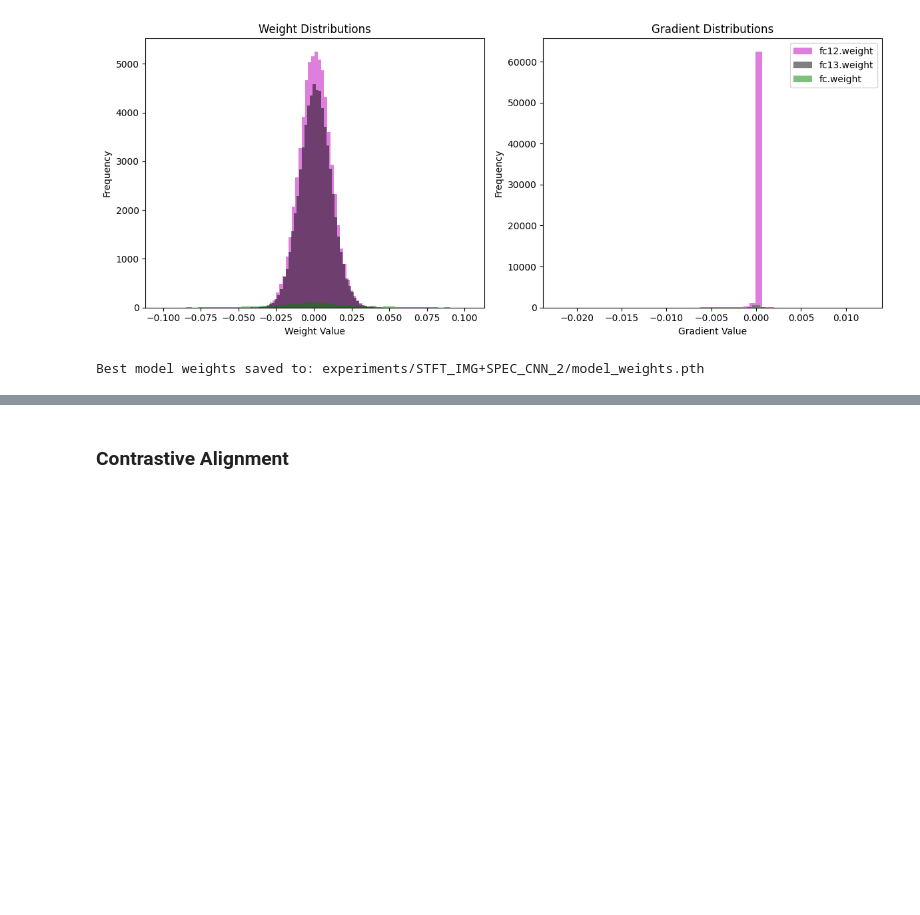
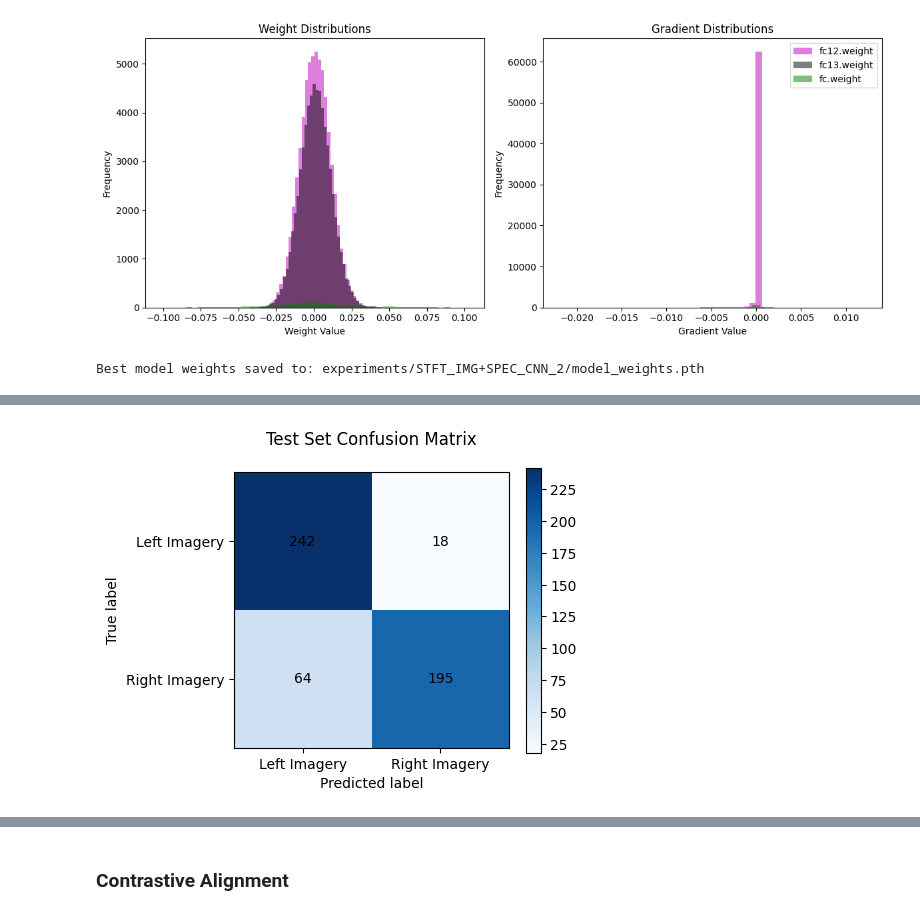
Before and after one commit to emmanuel-olateju/elbow_MI, a Jupyter notebook: bci_processing_elbowMI.ipynb, the cells around one changed output, grey strips where cells are left out. Saved outputs shown, nothing was run; the diff lists cells and outputs as text; code cells hidden in the pictures; blank space fills up the shorter version.

```diff
--- a/bci_processing_elbowMI.ipynb
+++ b/bci_processing_elbowMI.ipynb
@@ -1503,0 +2140,59 @@ files.download("experiments.zip")
+# %%
+# @title Test-Set Confusion Matrix
+
+SEED = 42
+torch.manual_seed(SEED)
+np.random.seed(SEED)
+random.seed(SEED)
+torch.backends.cudnn.deterministic = True
+torch.backends.cudnn.benchmark = False
+
+model.load_state_dict(chkpt.best_state)
+model.eval()
+x, y = test.X, test.y
+x = x.to(device)
+
+with torch.no_grad():
+  preds = model(x)
+  preds = F.softmax(preds, dim=1).cpu().detach()
+  preds = torch.argmax(preds, dim=-1)
+  # print("Predictions:", preds.argmax(dim=-1))
+  # print("Ground Truth:", test.y)
+
+from sklearn.metrics import confusion_matrix
+import seaborn as sns
+
+cm = confusion_matrix(y, preds.cpu().numpy())
+cm = cm.astype(int)
+# cm = cm / cm.sum(axis=1)
+
+classes = ["Left Imagery", "Right Imagery"]
+
+fig, ax = plt.subplots(figsize=(5, 4))
+im = ax.imshow(cm, cmap="Blues")
+
+# Add labels
+ax.set_xticks(np.arange(len(classes)))
+ax.set_yticks(np.arange(len(classes)))
+ax.set_xticklabels(classes)
+ax.set_yticklabels(classes)
+
+# Annotate each cell
+for i in range(cm.shape[0]):
+    for j in range(cm.shape[1]):
+        ax.text(j, i, cm[i, j],
+                ha="center", va="center",
+                color="black", fontsize=10)
+
+# Axis labels & title
+ax.set_xlabel("Predicted label")
+ax.set_ylabel("True label")
+ax.set_title("Test Set Confusion Matrix", pad=20)
+# ax.set_title("Test Set Confusion Matrix \n (Test Does Not Have Augmented Samples)")
+
+fig.colorbar(im)
+plt.tight_layout()
+plt.savefig("test_set_confusion_matrix.png", bbox_inches="tight", dpi=300)
+plt.show()
+# %% [output]
+[figure, added]
```
Also changed, not shown: parts of 66 cells of this notebook.
